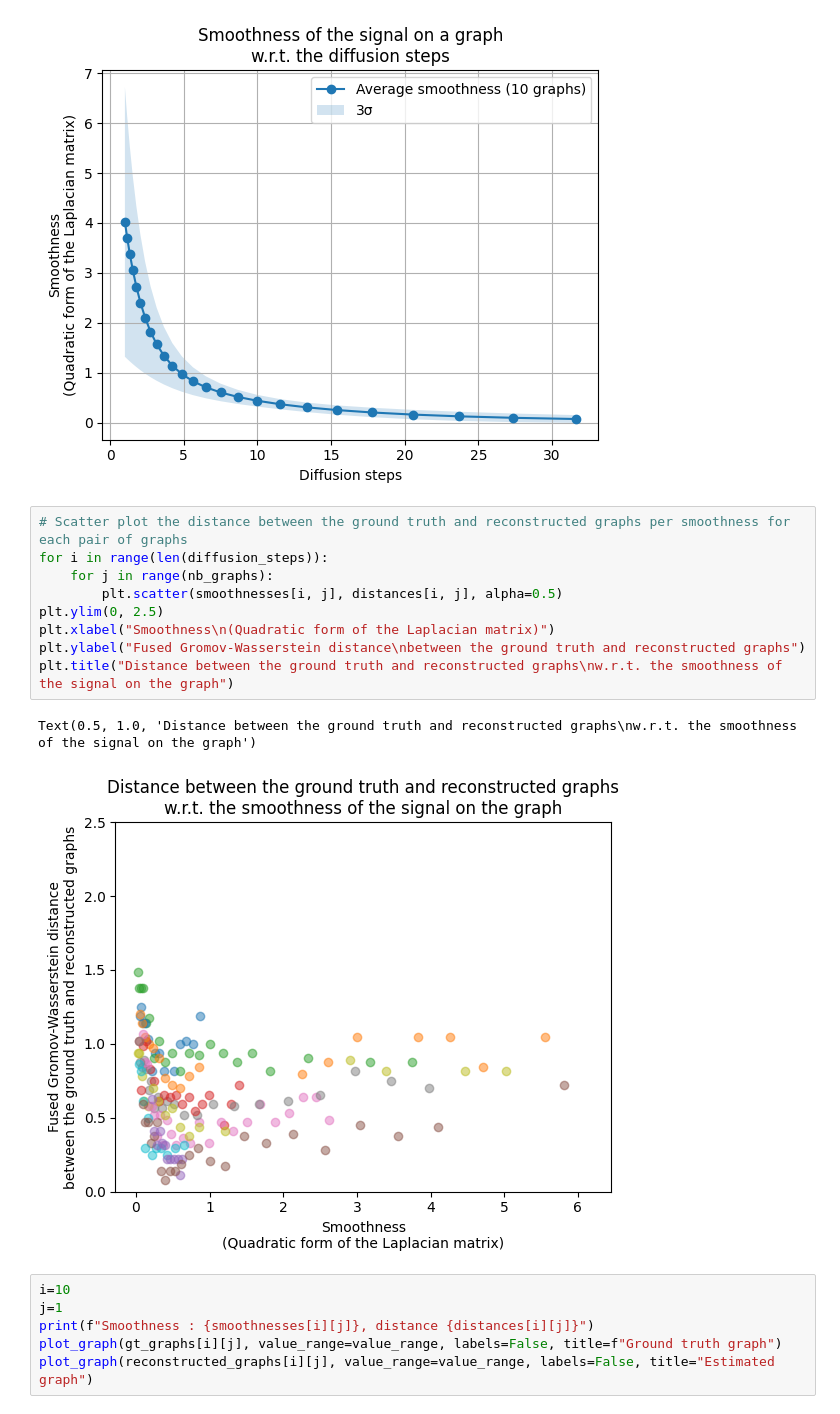
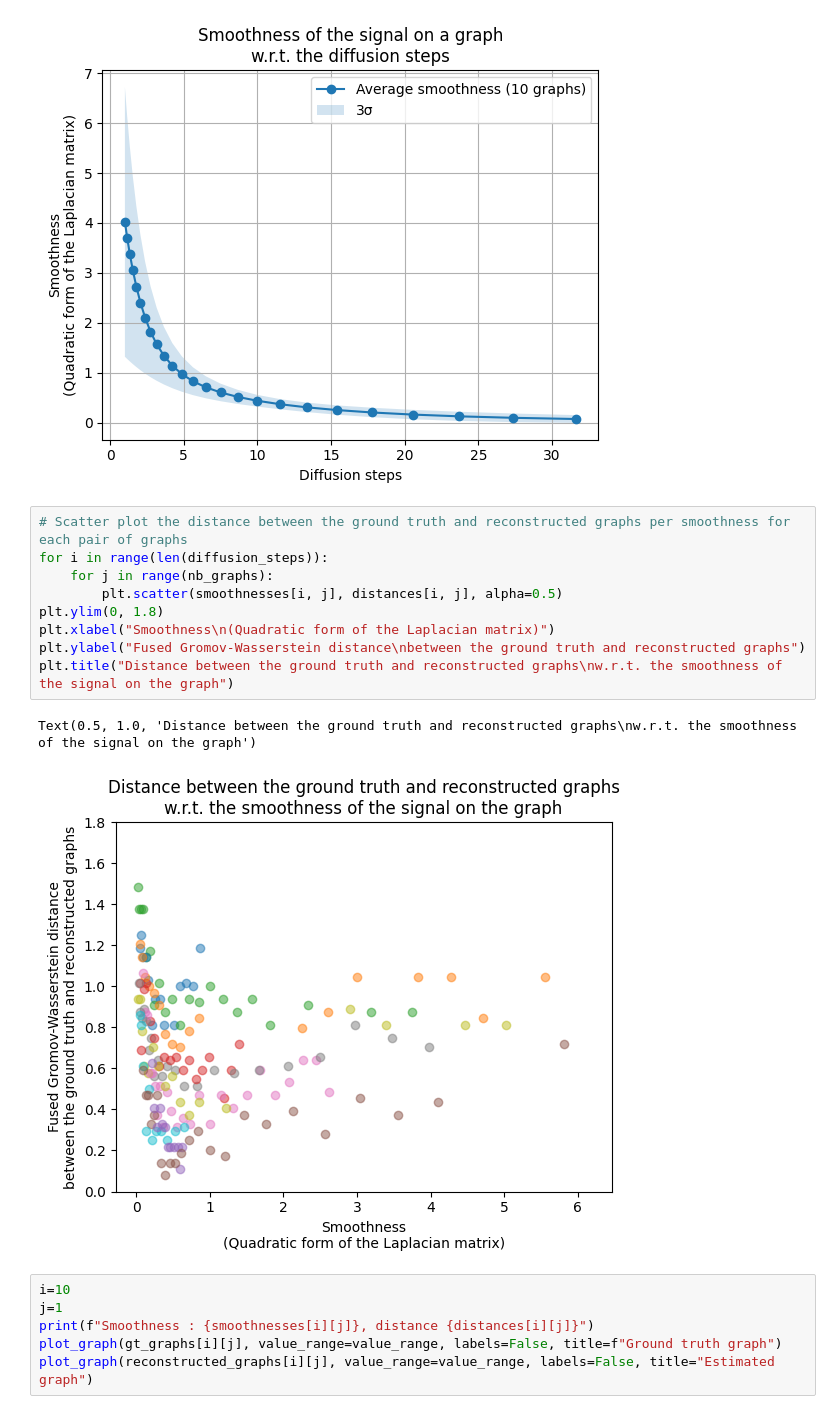
Before and after one commit to MathildeDupouy/Learn-Graph-Laplacian, a Jupyter notebook: code/main.ipynb, the cells around one changed output. Cells and saved outputs as stored; diff of their text form.

```diff
--- a/code/main.ipynb
+++ b/code/main.ipynb
@@ -455,15 +455,15 @@ Text(0.5, 1.0, 'Smoothness of the signal on a graph\nw.r.t. the diffusion steps'
 # %%
 # Scatter plot the distance between the ground truth and reconstructed graphs per smoothness for each pair of graphs
 for i in range(len(diffusion_steps)):
     for j in range(nb_graphs):
         plt.scatter(smoothnesses[i, j], distances[i, j], alpha=0.5)
-plt.ylim(0, 2.5)
+plt.ylim(0, 1.8)
 plt.xlabel("Smoothness\n(Quadratic form of the Laplacian matrix)")
 plt.ylabel("Fused Gromov-Wasserstein distance\nbetween the ground truth and reconstructed graphs")
 plt.title("Distance between the ground truth and reconstructed graphs\nw.r.t. the smoothness of the signal on the graph")
 # %% [output]
 Text(0.5, 1.0, 'Distance between the ground truth and reconstructed graphs\nw.r.t. the smoothness of the signal on the graph')
-[figure, old version]
+[figure, new version]
 # %%
 i=10
 j=1
```
Also changed, not shown: 2 other files.
